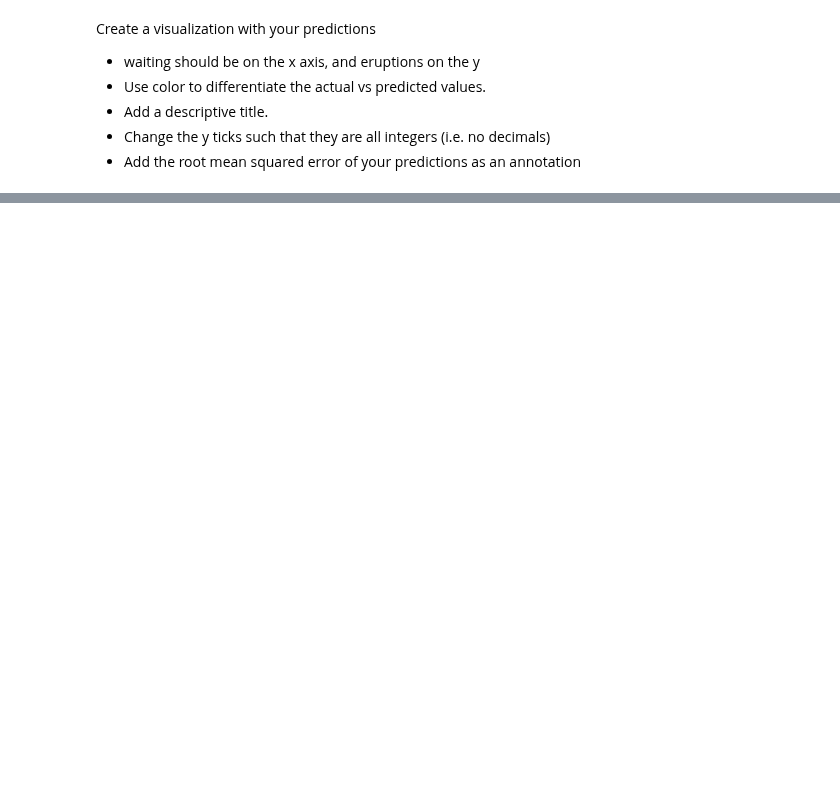
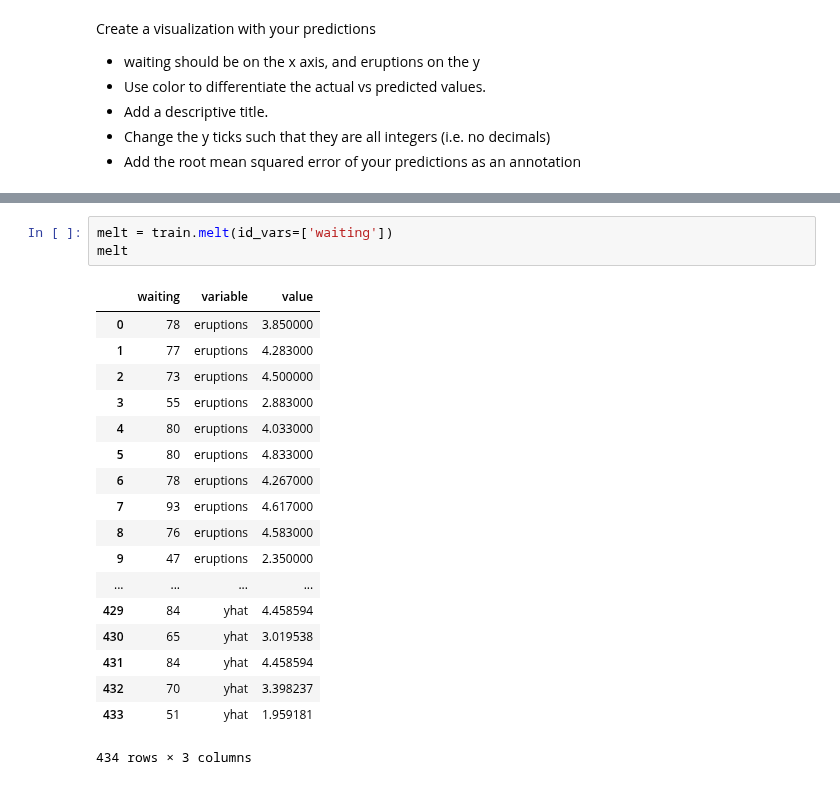
Before and after one commit to misty-garcia/ds-methodologies-exercises, a Jupyter notebook: clustering/regression-warmup.ipynb, the cells around one changed output, grey strips where cells are left out. Saved outputs shown, nothing was run; the diff lists cells and outputs as text; blank space fills up the shorter version.

```diff
--- a/clustering/regression-warmup.ipynb
+++ b/clustering/regression-warmup.ipynb
@@ -158,0 +184,22 @@ plt.show()
+# %%
+melt = train.melt(id_vars=['waiting'])
+melt
+# %% [output]
+|  | waiting | variable | value |
+| 0 | 78 | eruptions | 3.850000 |
+| 1 | 77 | eruptions | 4.283000 |
+| 2 | 73 | eruptions | 4.500000 |
+| 3 | 55 | eruptions | 2.883000 |
+| 4 | 80 | eruptions | 4.033000 |
+| 5 | 80 | eruptions | 4.833000 |
+| 6 | 78 | eruptions | 4.267000 |
+| 7 | 93 | eruptions | 4.617000 |
+| 8 | 76 | eruptions | 4.583000 |
+| 9 | 47 | eruptions | 2.350000 |
+| ... | ... | ... | ... |
+| 429 | 84 | yhat | 4.458594 |
+| 430 | 65 | yhat | 3.019538 |
+| 431 | 84 | yhat | 4.458594 |
+| 432 | 70 | yhat | 3.398237 |
+| 433 | 51 | yhat | 1.959181 |
+434 rows × 3 columns
```
Also changed, not shown: parts of 8 cells of this notebook.
